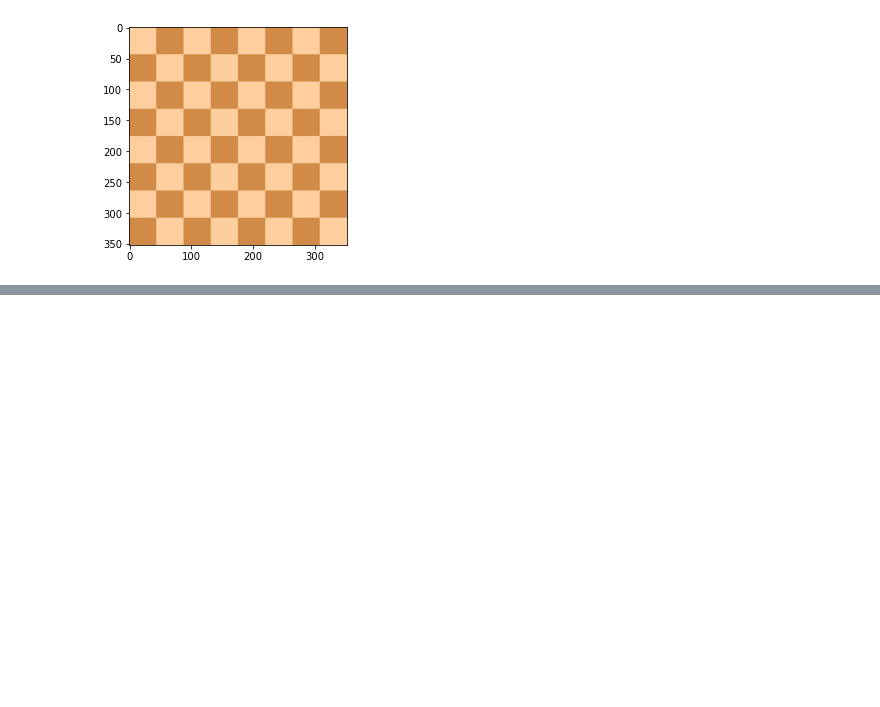
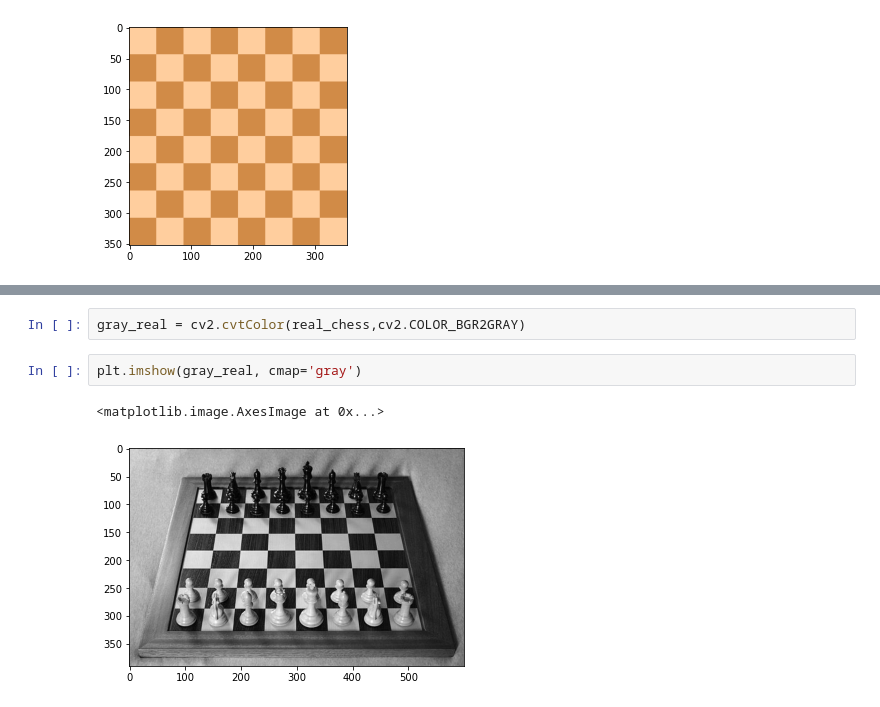
Before and after one commit to Tower5954/NumpyIMages, a Jupyter notebook: corner_detection.ipynb, the cells around one changed output, grey strips where cells are left out. Drawn from its saved outputs; the diff is of its cells as text; blank space fills up the shorter version.

```diff
--- a/corner_detection.ipynb
+++ b/corner_detection.ipynb
@@ -13,0 +29,7 @@ plt.imshow(flat_chess)
+# %%
+gray_real = cv2.cvtColor(real_chess,cv2.COLOR_BGR2GRAY)
+# %%
+plt.imshow(gray_real, cmap='gray')
+# %% [output]
+<matplotlib.image.AxesImage at 0x...>
+[figure, added]
```
Also changed, not shown: parts of 25 cells of this notebook.
